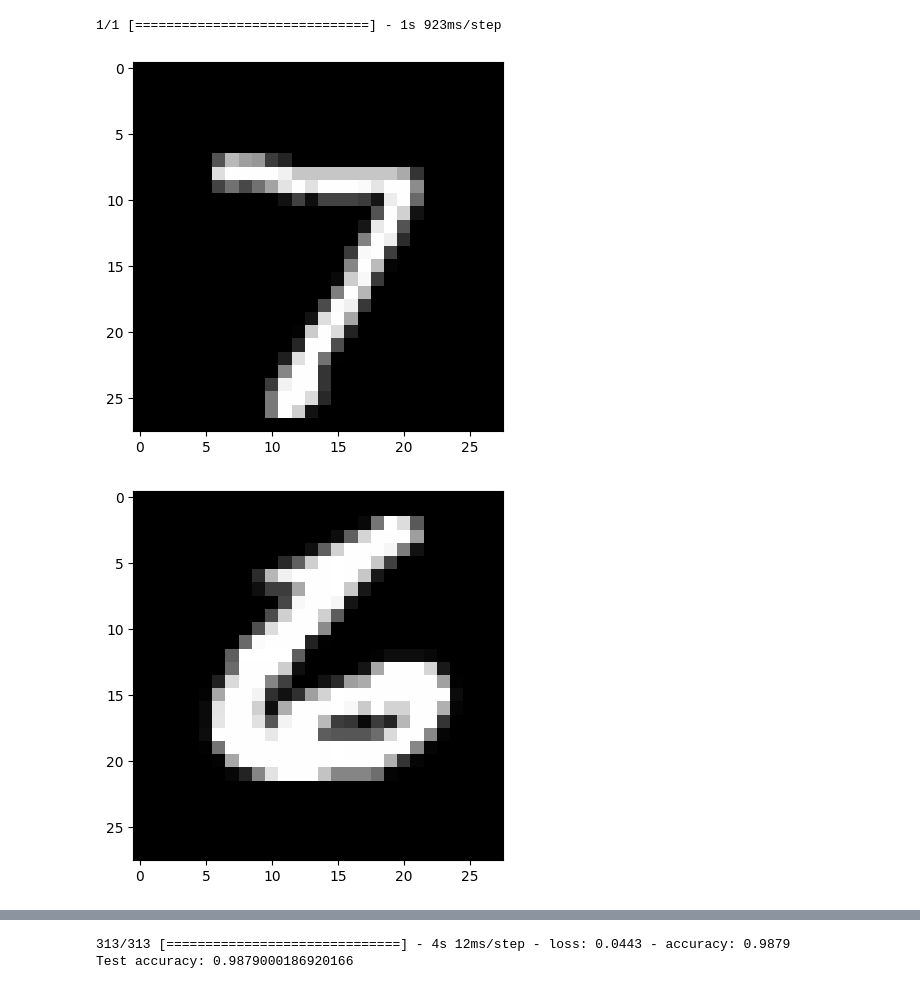
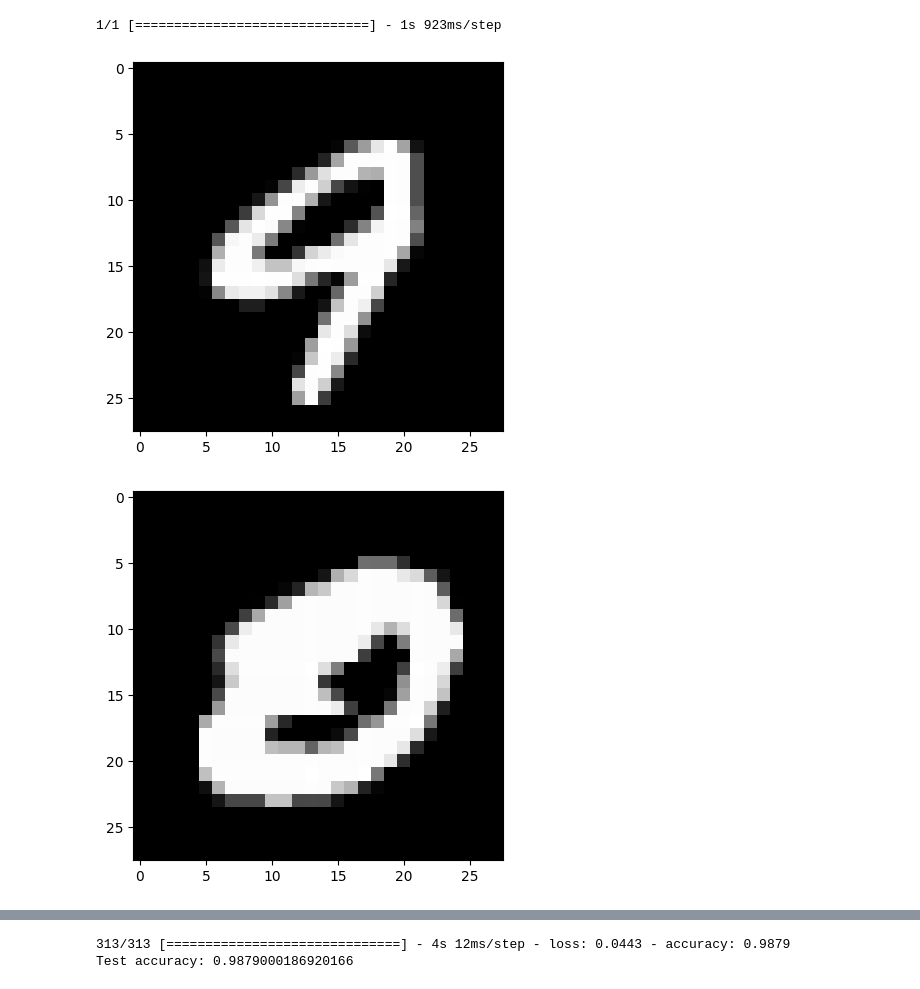
Before and after one commit to Ro-han12/labs, a Jupyter notebook: deep_learning_lab/image_classification_relu.ipynb, the cells around one changed output, grey strips where cells are left out. Drawn from its saved outputs; the diff is of its cells as text; code cells hidden in the pictures.

```diff
--- a/deep_learning_lab/image_classification_relu.ipynb
+++ b/deep_learning_lab/image_classification_relu.ipynb
@@ -63,9 +63,9 @@ predictions=model.predict(test_images[:10])
 1/1 [==============================] - 1s 923ms/step
 # %%
 import matplotlib.pyplot as plt
-for i in range(8):
+for i in range(8,-1,-1):
     plt.imshow(test_images[-i].reshape(28, 28), cmap='gray')
     plt.show()
 # %% [output]
-[figure, old version]
+[figure, new version]
-[figure, old version]
+[figure, new version]
```
Also changed, not shown: parts of 1 cell of this notebook.
